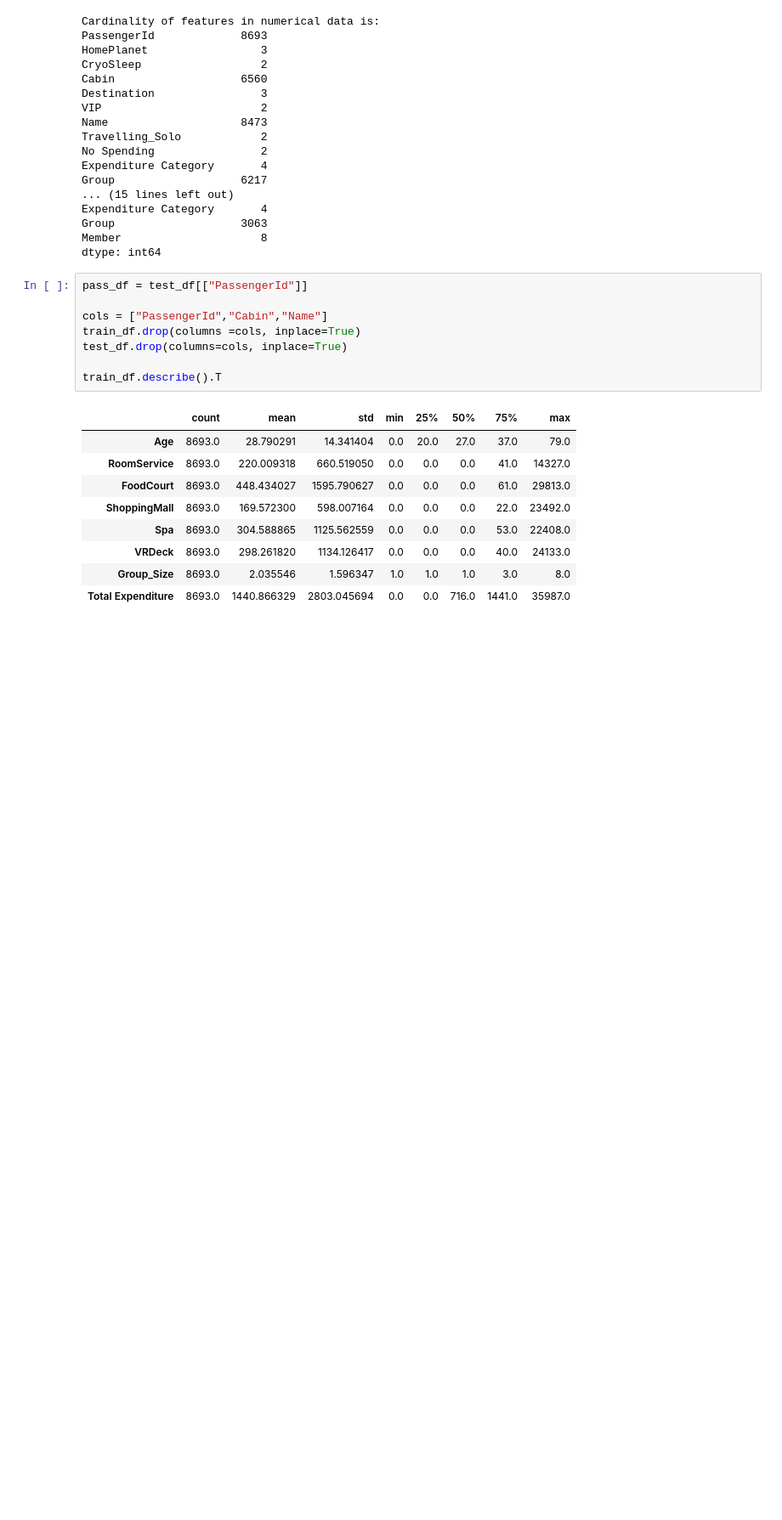
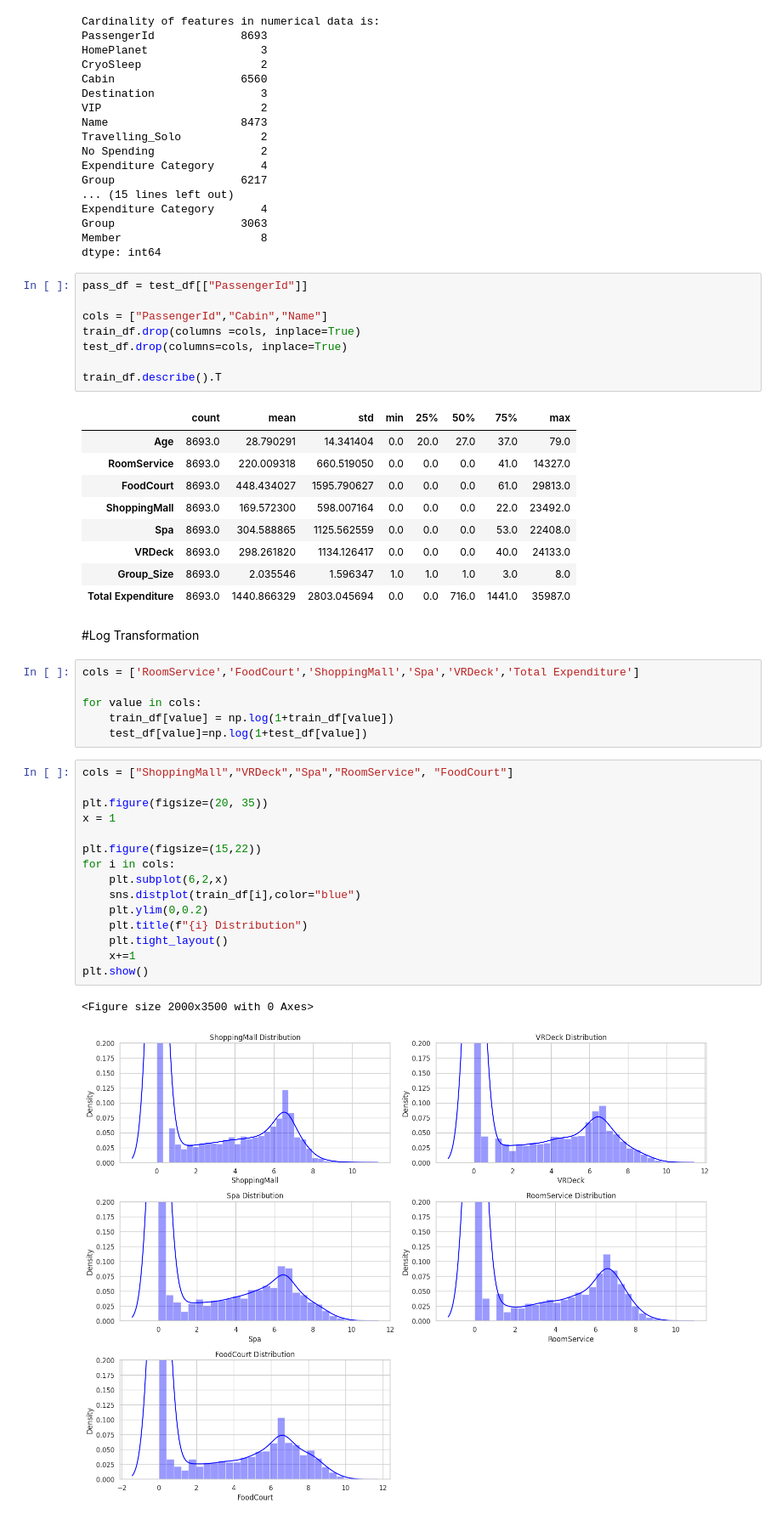
Before and after one commit to 7PAM2015-0509-2023-Team-8/Kaggle-Challenge, a Jupyter notebook: Kaggle_Challenge.ipynb, the cells around one changed output. Shown at 85% size. Saved outputs shown, nothing was run; the diff lists cells and outputs as text; blank space fills up the shorter version.

```diff
--- a/Kaggle_Challenge.ipynb
+++ b/Kaggle_Challenge.ipynb
@@ -602,3 +604,29 @@ train_df.describe().T
 | VRDeck | 8693.0 | 298.261820 | 1134.126417 | 0.0 | 0.0 | 0.0 | 40.0 | 24133.0 |
 | Group_Size | 8693.0 | 2.035546 | 1.596347 | 1.0 | 1.0 | 1.0 | 3.0 | 8.0 |
 | Total Expenditure | 8693.0 | 1440.866329 | 2803.045694 | 0.0 | 0.0 | 716.0 | 1441.0 | 35987.0 |
+# %% [markdown]
+#Log Transformation
+# %%
+cols = ['RoomService','FoodCourt','ShoppingMall','Spa','VRDeck','Total Expenditure']
+
+for value in cols:
+    train_df[value] = np.log(1+train_df[value])
+    test_df[value]=np.log(1+test_df[value])
+# %%
+cols = ["ShoppingMall","VRDeck","Spa","RoomService", "FoodCourt"]
+
+plt.figure(figsize=(20, 35))
+x = 1
+
+plt.figure(figsize=(15,22))
+for i in cols:
+    plt.subplot(6,2,x)
+    sns.distplot(train_df[i],color="blue")
+    plt.ylim(0,0.2)
+    plt.title(f"{i} Distribution")
+    plt.tight_layout()
+    x+=1
+plt.show()
+# %% [output]
+<Figure size 2000x3500 with 0 Axes>
+[figure, added]
```
Also changed, not shown: parts of 2 cells of this notebook.
